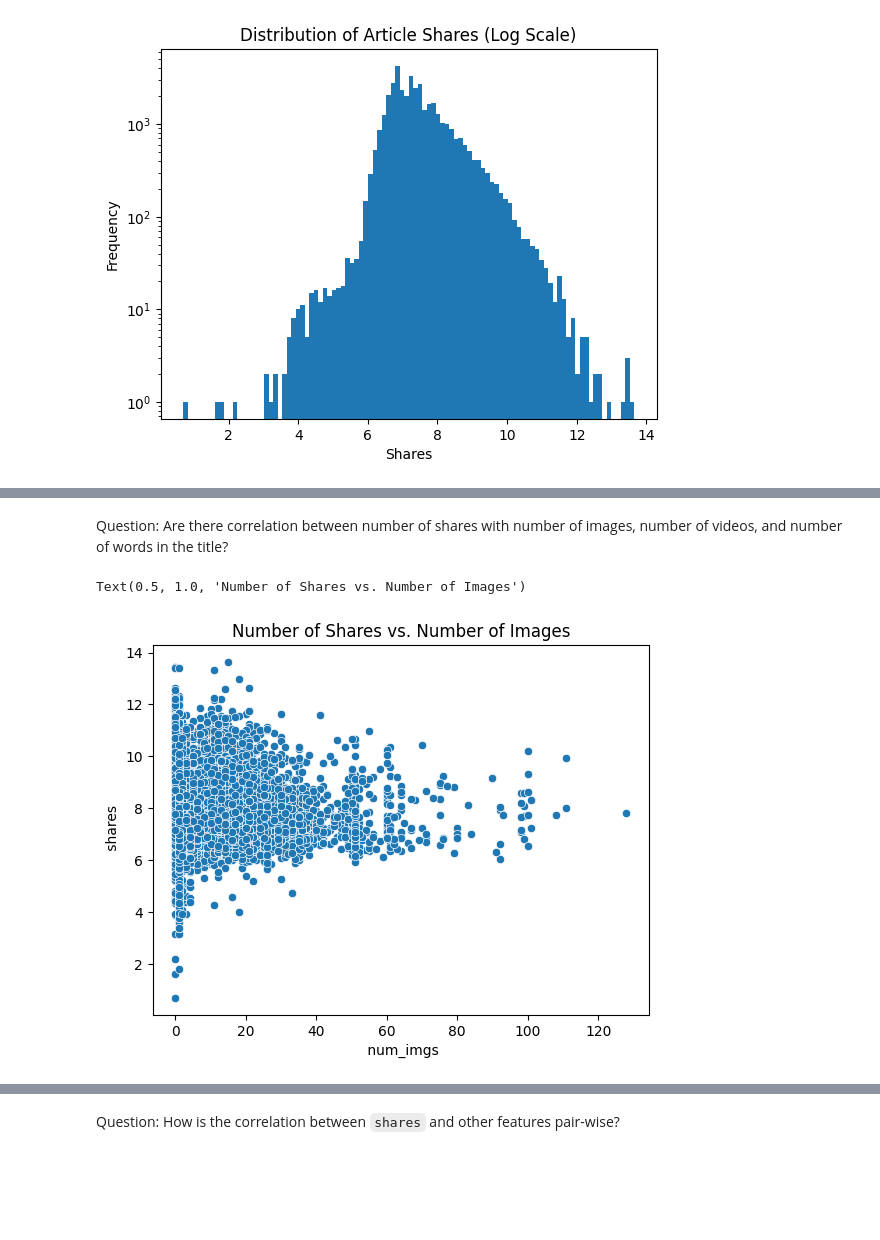
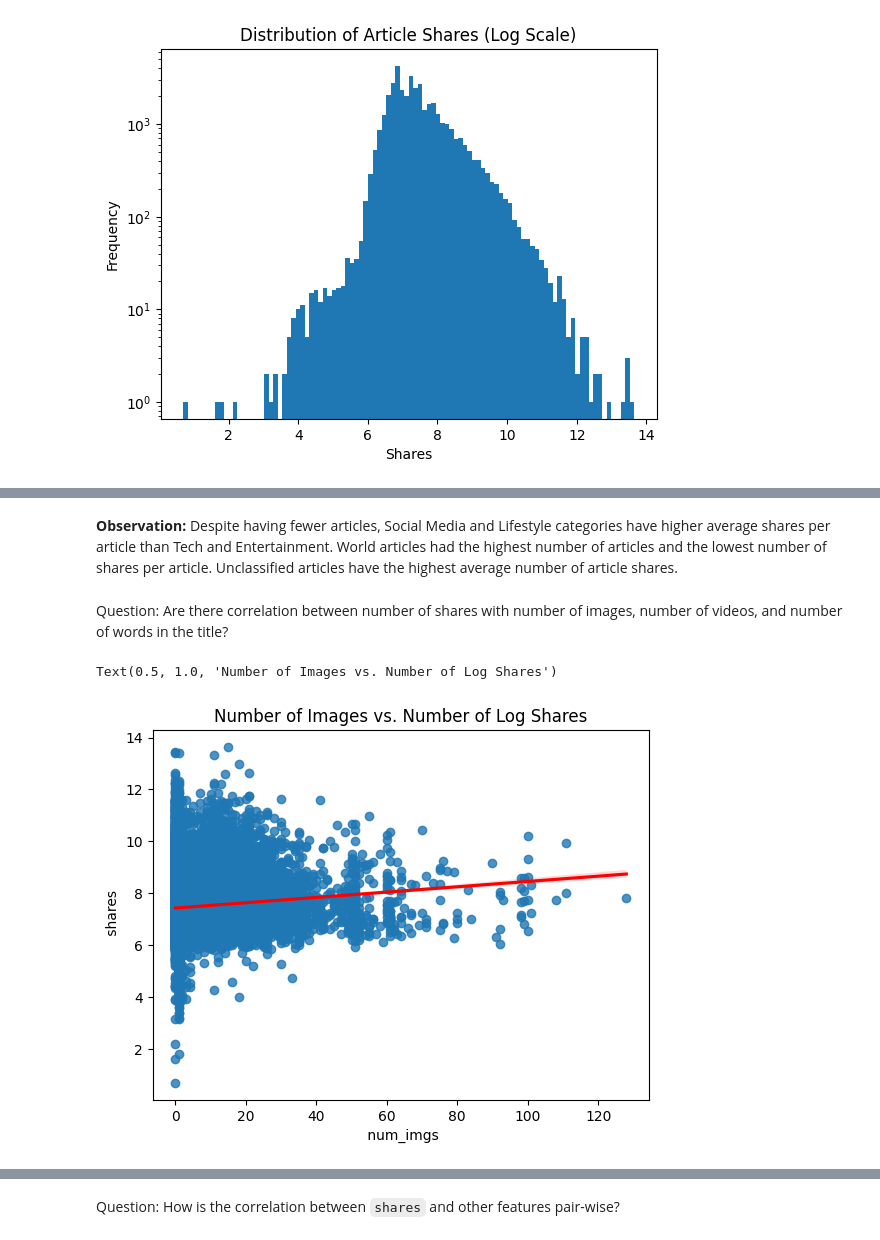
Before and after one commit to suehuynh/news-promotion-lp, a Jupyter notebook: notebooks/01_eda.ipynb, the cells around one changed output, grey strips where cells are left out. Cells and saved outputs as stored; diff of their text form; code cells hidden in the pictures; blank space fills up the shorter version.

```diff
--- a/notebooks/01_eda.ipynb
+++ b/notebooks/01_eda.ipynb
@@ -9,0 +15,6 @@ from ucimlrepo import fetch_ucirepo
+# %%
+# Load dataset
+df = load_data()
+
+# Basic information
+print(f"Dataset has {len(df)} articles")
@@ -40,0 +34,6 @@ print(online_news_popularity.variables)
+# %%
+# Adding `other` channel for articles that do not belong to any of the known channels
+df[' data_channel_is_other'] = df[' data_channel_is_lifestyle'] + df[' data_channel_is_entertainment'] + df[' data_channel_is_bus'] + df[' data_channel_is_socmed'] + df[' data_channel_is_tech'] + df[' data_channel_is_world']
+df[' data_channel_is_other'] = 1 - df[' data_channel_is_other']
+
+print(f"Dataset has {df.shape[1]} features (including target)")
@@ -46,3 +43,0 @@ y = y.reset_index()
-# %%
-df = pd.merge(X, y, how='outer', on='index')
-df.head()
@@ -124,14 +180,15 @@ plt.show()
+# %% [markdown]
+**Observation:** Despite having fewer articles, Social Media and Lifestyle categories have higher average shares per article than Tech and Entertainment. World articles had the highest number of articles and the lowest number of shares per article. Unclassified articles have the highest average number of article shares.
 # %% [markdown]
 Question: Are there correlation between number of shares with number of images, number of videos, and number of words in the title?
 # %%
-fig, ax = plt.subplots()
-
-ax = sns.scatterplot(
+ax = sns.regplot(
     data= df,
     x = df[' num_imgs'],
-    y = np.log1p(df[' shares'])
+    y = np.log1p(df[' shares']),
+    line_kws=dict(color="r"),
 )
-ax.set_title('Number of Shares vs. Number of Images')
+ax.set_title('Number of Images vs. Number of Log Shares')
 # %% [output]
-Text(0.5, 1.0, 'Number of Shares vs. Number of Images')
+Text(0.5, 1.0, 'Number of Images vs. Number of Log Shares')
-[figure, old version]
+[figure, new version]
```
Also changed, not shown: parts of 27 cells of this notebook.
